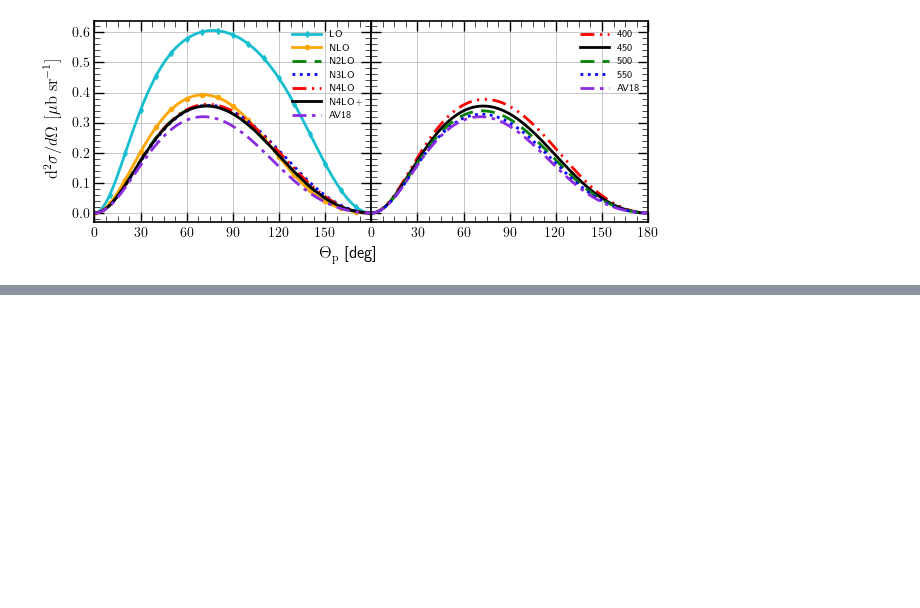
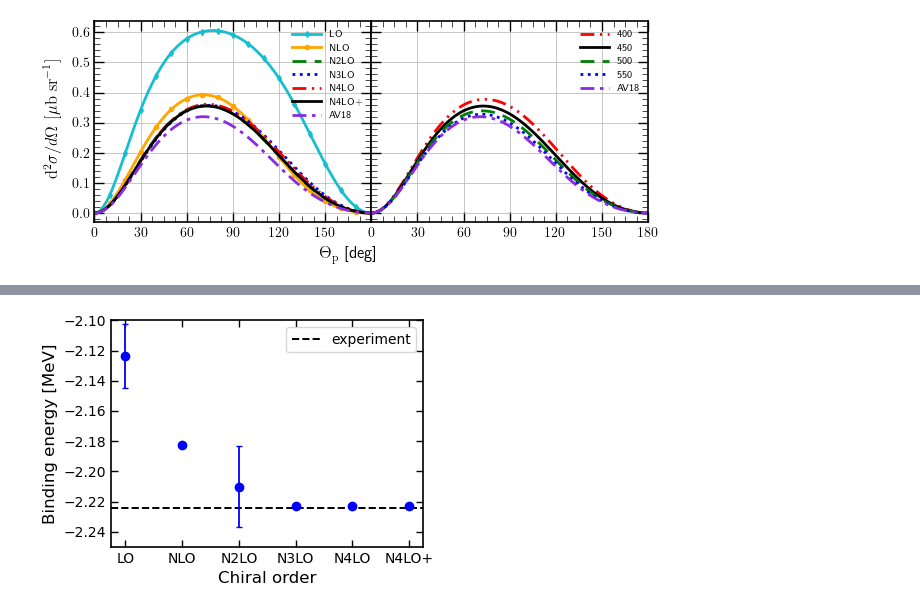
Before and after one commit to VitaliiUr/thesis, a Jupyter notebook: PlotData/figures_De.ipynb, the cells around one changed output, grey strips where cells are left out. Saved outputs shown, nothing was run; the diff lists cells and outputs as text; code cells hidden in the pictures; blank space fills up the shorter version.

```diff
--- a/PlotData/figures_De.ipynb
+++ b/PlotData/figures_De.ipynb
@@ -896,0 +901,3 @@ plt.show()
+# %%
+df_bind = pd.read_csv("./Deuteron/bind.txt", index_col=False,
+                      delim_whitespace=True, names=["CUTNUM", "OSTAT", "BIND"])
@@ -896,0 +911,2 @@ plt.show()
+# %%
+df_gr = df_bind.groupby("OSTAT")["BIND"].agg(["mean", "std"])
@@ -896,0 +924,27 @@ plt.show()
+# %%
+fig, ax = plt.subplots(1, 1, figsize=(4, 2.8), constrained_layout=True)
+plt.xlabel("Chiral order", size=12)
+plt.ylabel("Binding energy [MeV]", size=12)
+# for i, en in enumerate([30, 100, 140]):
+# df_tmp = df_bind[df_bind["CUTNUM"] == 2]
+# ax.plot(df_tmp["OSTAT"], df_tmp["BIND"], "o",
+#         color="blue", markersize=8, lw=1.5, zorder=2)
+ax.errorbar(np.arange(6), df_gr["mean"], yerr=df_gr["std"],
+                fmt="o", color="blue", markersize=6, elinewidth=1.3, capsize=2.5)
+ax.axhline(-2.224564, c="k", ls="dashed", lw=1.4, zorder=1, label = "experiment")
+plt.legend()
+ax.tick_params(axis="y", which='minor', direction='in', length=4,
+                    width=0.5, top=True, right=True)
+ax.tick_params(axis='x', which='minor', bottom=False)
+ax.tick_params(which='major', direction='in',
+                    length=5, width=1, top=True, right=True)
+
+# ax.set_title("E$_\gamma$ = {} MeV".format(en))
+plt.setp(ax, xticks=np.arange(6), xticklabels=FORCES)
+plt.ylim([-2.25, -2.1])
+
+plt.savefig(f"Figures_python/Binding_energy.pdf",
+            dpi=600, facecolor="white")
+plt.show()
+# %% [output]
+[figure, added]
```
Also changed, not shown: parts of 5 cells of this notebook, 9 other files.
